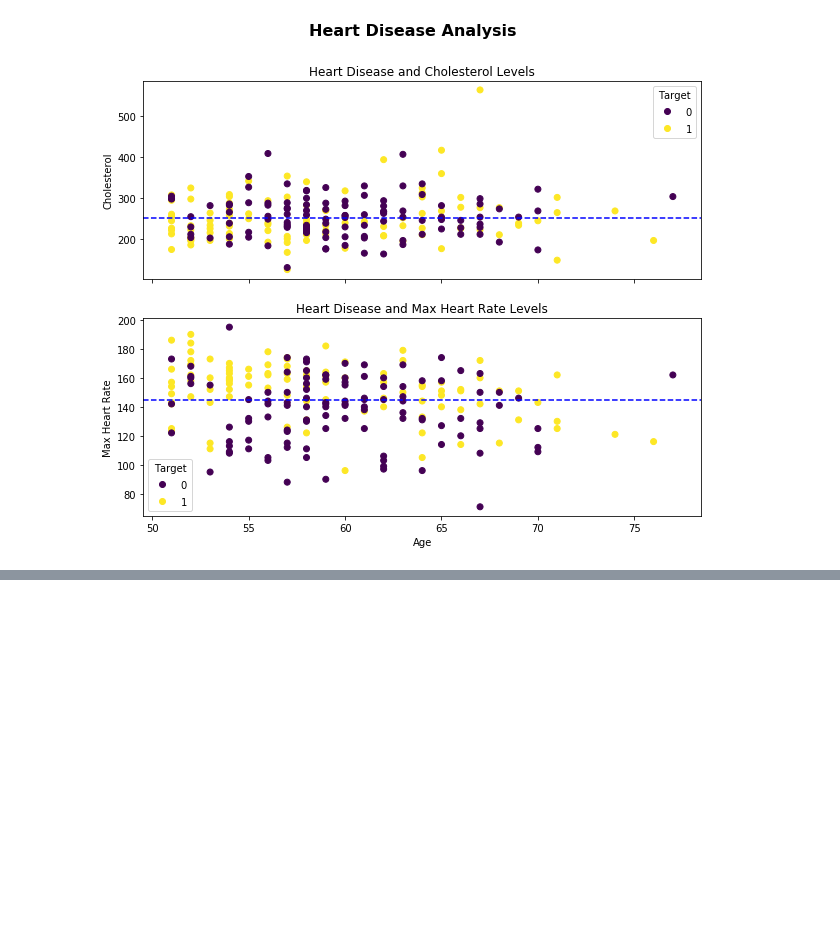
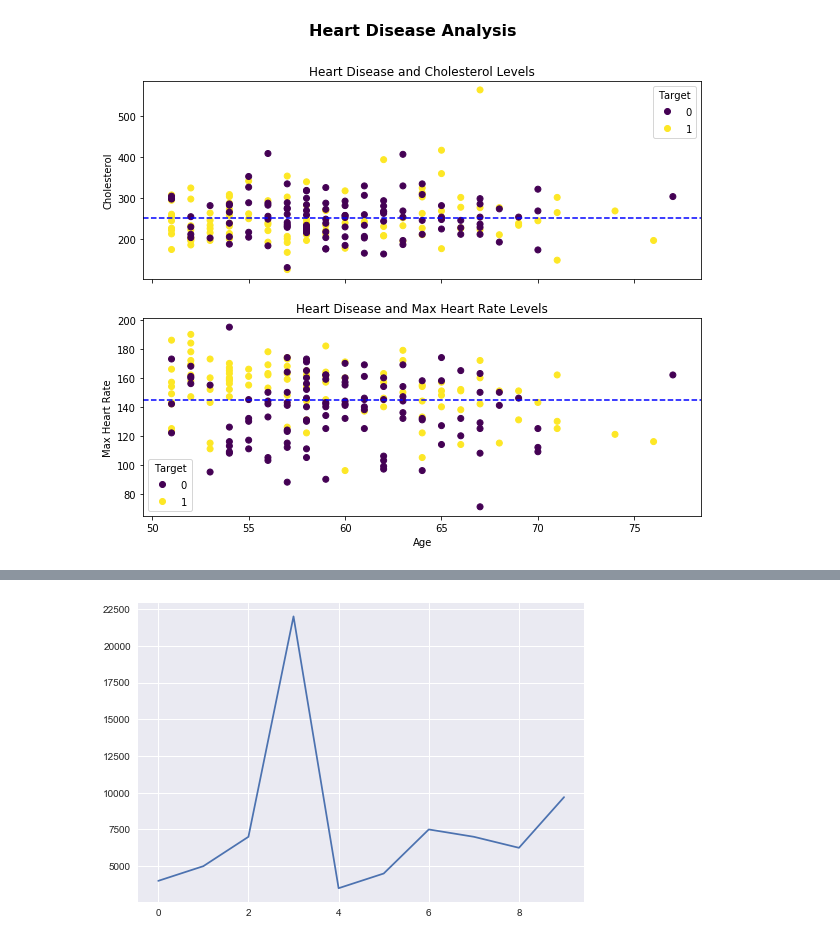
Before and after one commit to Karthikraj96/intro-to-matplotlib, a Jupyter notebook: intro to matplot lib.ipynb, the cells around one changed output, grey strips where cells are left out. Saved outputs shown, nothing was run; the diff lists cells and outputs as text; code cells hidden in the pictures; blank space fills up the shorter version.

```diff
--- a/intro to matplot lib.ipynb
+++ b/intro to matplot lib.ipynb
@@ -512,0 +556,5 @@ fig.suptitle('Heart Disease Analysis', fontsize=16, fontweight='bold');
+# %%
+car_sales["Price"].plot()
+plt.show()
+# %% [output]
+[figure, added]
```
Also changed, not shown: parts of 37 cells of this notebook.
